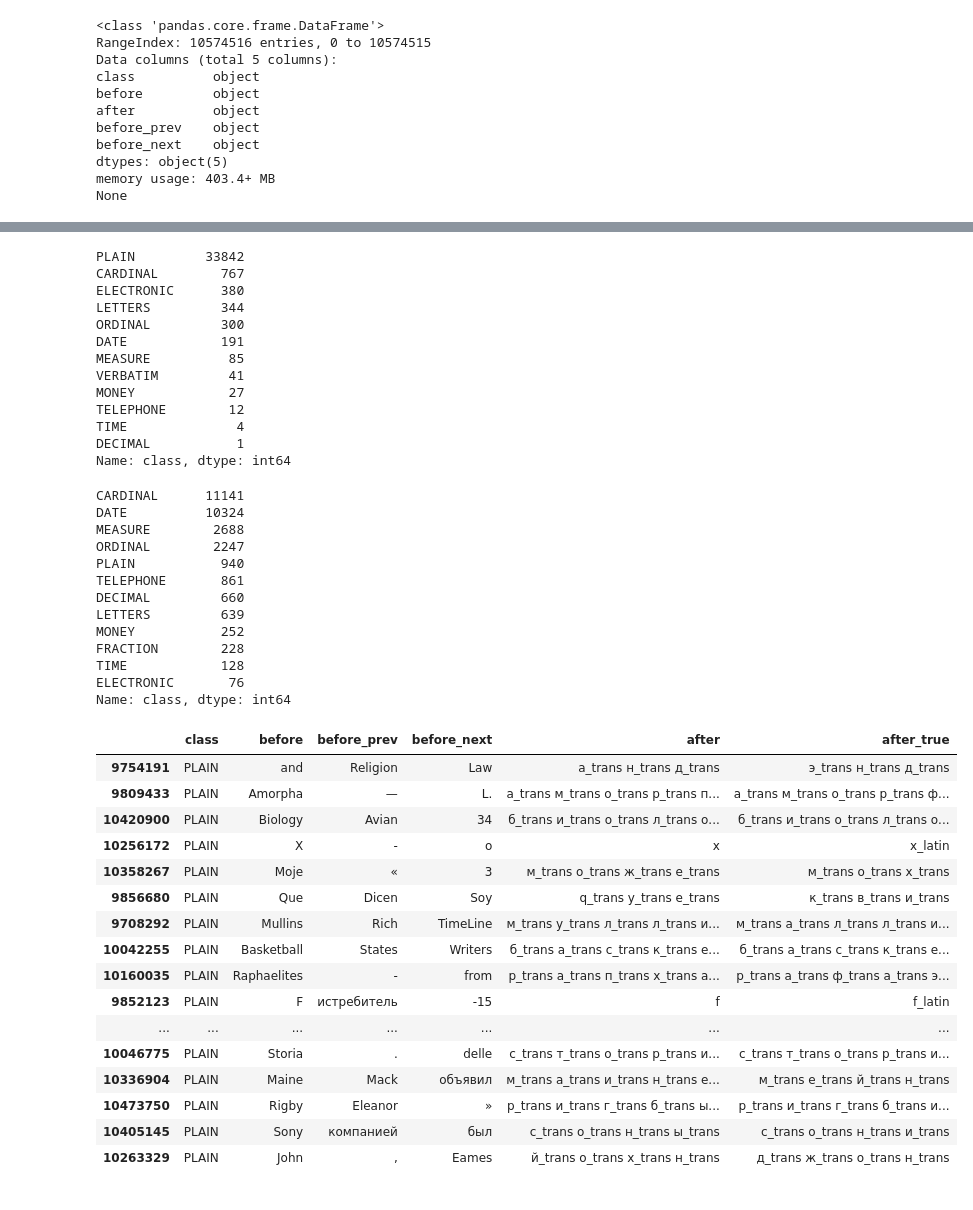
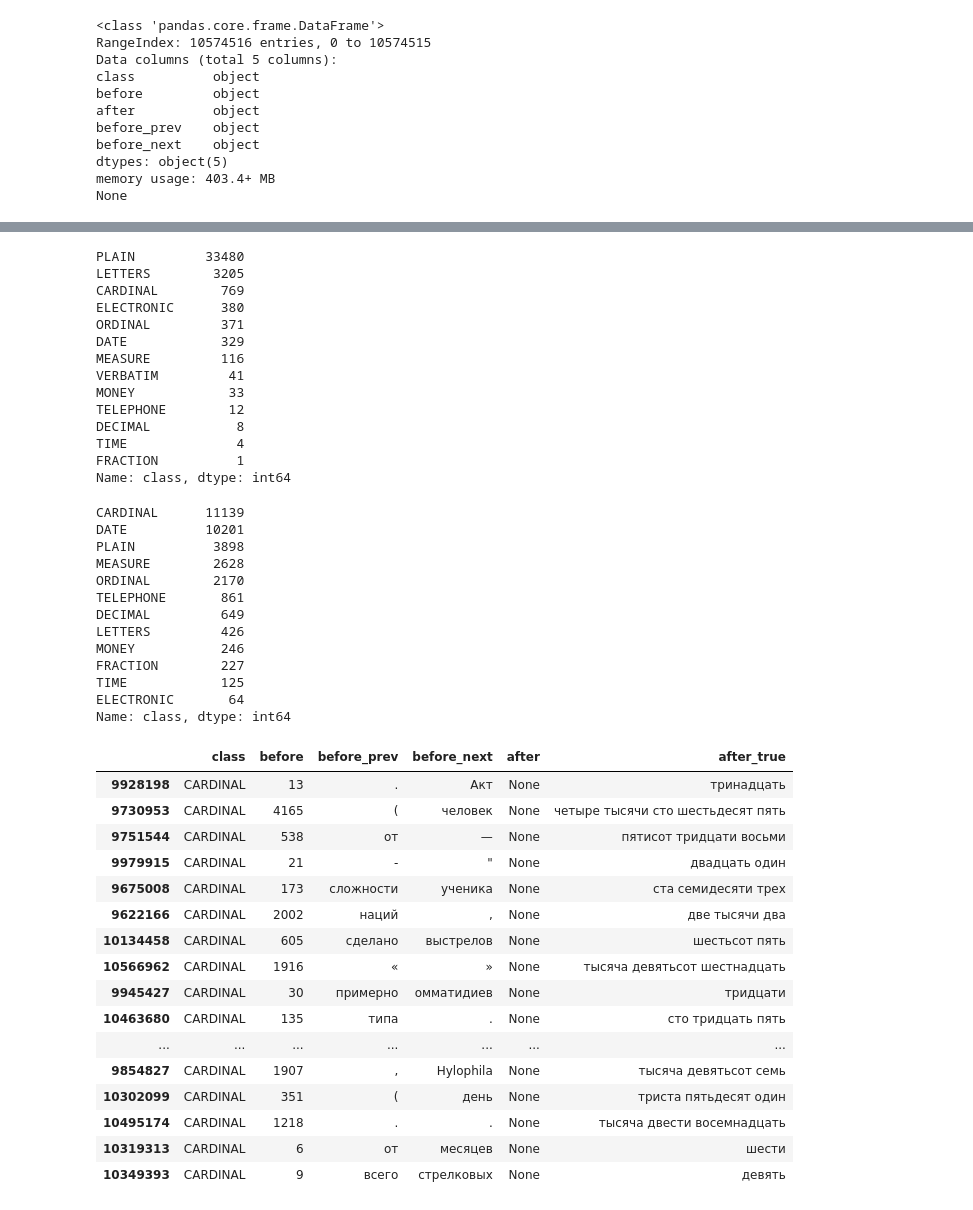
Before and after one commit to rumbok/kaggle_google_text_norm, a Jupyter notebook: pipeline.ipynb, the cells around one changed output, grey strips where cells are left out. Drawn from its saved outputs; the diff is of its cells as text; code cells hidden in the pictures.

```diff
--- a/pipeline.ipynb
+++ b/pipeline.ipynb
@@ -16,7 +16,7 @@ from transformers.self_transformer import SelfTransformer
 from time import gmtime, strftime
 from transformers.simple_transliterator import SimpleTransliterator
 # %%
-df = load_train(['class', 'before', 'after'])
+df = load_train(['class', 'before', 'after'], r'../input/norm_challenge_ru')
 df['before_prev'] = df['before'].shift(1)
 df['before_next'] = df['before'].shift(-1)
 df = df.fillna('')
@@ -48,7 +48,7 @@ transform_chain = ScoredChain([
     ('digit', DigitTransformer()),
     ('punсt', DictClassTransformer(u'PUNCT', 1.0)),
     ('verbatim', DictClassTransformer(u'VERBATIM', 1.0)),
-    ('self', SelfTransformer(threshold=0.5, modelpath='models/self.model.train')),
+    ('self', SelfTransformer(threshold=0.5, modelpath='models/self.model.train_9517064_0.00117_0.3_500_6')),
     ('dict_nbhd', DictNBHDTransformer(0.5)),
     ('letters', LettersTransformer()),
     # ('dict', DictTransformer(0.5)),
@@ -86,55 +86,56 @@ Name: class, dtype: int64
 # %%
 predicted[~(predicted["after"] == y_test) & ~(predicted["after"].isnull())]['class'].value_counts()
 # %% [output]
-PLAIN         33842
-CARDINAL        767
+PLAIN         33480
+LETTERS        3205
+CARDINAL        769
 ELECTRONIC      380
-LETTERS         344
-ORDINAL         300
-DATE            191
-MEASURE          85
+ORDINAL         371
+DATE            329
+MEASURE         116
 VERBATIM         41
-MONEY            27
+MONEY            33
 TELEPHONE        12
+DECIMAL           8
 TIME              4
-DECIMAL           1
+FRACTION          1
 Name: class, dtype: int64
 # %%
 predicted[(predicted["after"].isnull())]['class'].value_counts()
 # %% [output]
-CARDINAL      11141
-DATE          10324
-MEASURE        2688
-ORDINAL        2247
-PLAIN           940
+CARDINAL      11139
+DATE          10201
+PLAIN          3898
+MEASURE        2628
+ORDINAL        2170
 TELEPHONE       861
-DECIMAL         660
-LETTERS         639
-MONEY           252
-FRACTION        228
-TIME            128
-ELECTRONIC       76
+DECIMAL         649
+LETTERS         426
+MONEY           246
+FRACTION        227
+TIME            125
+ELECTRONIC       64
 Name: class, dtype: int64
 # %%
-predicted[~(predicted["after"] == y_test) & ~(predicted["after"].isnull()) & (predicted['class']=='PLAIN')].assign(after_true=y_test).sample(20)
+predicted[~(predicted["after"] == y_test) & (predicted["after"].isnull()) & (predicted['class']=='PLAIN')].assign(after_true=y_test).sample(20)
 # %% [output]
 |  | class | before | before_prev | before_next | after | after_true |
-| 9754191 | PLAIN | and | Religion | Law | а_trans н_trans д_trans | э_trans н_trans д_trans |
-| 9809433 | PLAIN | Amorpha | — | L. | а_trans м_trans о_trans р_trans п... | а_trans м_trans о_trans р_trans ф... |
-| 10420900 | PLAIN | Biology | Avian | 34 | б_trans и_trans о_trans л_trans о... | б_trans и_trans о_trans л_trans о... |
-| 10256172 | PLAIN | X | - | о | x | x_latin |
-| 10358267 | PLAIN | Moje | « | 3 | м_trans о_trans ж_trans е_trans | м_trans о_trans х_trans |
-| 9856680 | PLAIN | Que | Dicen | Soy | q_trans у_trans е_trans | к_trans в_trans и_trans |
-| 9708292 | PLAIN | Mullins | Rich | TimeLine | м_trans у_trans л_trans л_trans и... | м_trans а_trans л_trans л_trans и... |
-| 10042255 | PLAIN | Basketball | States | Writers | б_trans а_trans с_trans к_trans е... | б_trans а_trans с_trans к_trans е... |
-| 10160035 | PLAIN | Raphaelites | - | from | р_trans а_trans п_trans х_trans а... | р_trans а_trans ф_trans а_trans э... |
-| 9852123 | PLAIN | F | истребитель | -15 | f | f_latin |
+| 9928198 | CARDINAL | 13 | . | Акт | None | тринадцать |
+| 9730953 | CARDINAL | 4165 | ( | человек | None | четыре тысячи сто шестьдесят пять |
+| 9751544 | CARDINAL | 538 | от | — | None | пятисот тридцати восьми |
+| 9979915 | CARDINAL | 21 | - | " | None | двадцать один |
+| 9675008 | CARDINAL | 173 | сложности | ученика | None | ста семидесяти трех |
+| 9622166 | CARDINAL | 2002 | наций | , | None | две тысячи два |
+| 10134458 | CARDINAL | 605 | сделано | выстрелов | None | шестьсот пять |
+| 10566962 | CARDINAL | 1916 | « | » | None | тысяча девятьсот шестнадцать |
+| 9945427 | CARDINAL | 30 | примерно | омматидиев | None | тридцати |
+| 10463680 | CARDINAL | 135 | типа | . | None | сто тридцать пять |
 | ... | ... | ... | ... | ... | ... | ... |
-| 10046775 | PLAIN | Storia | . | delle | с_trans т_trans о_trans р_trans и... | с_trans т_trans о_trans р_trans и... |
-| 10336904 | PLAIN | Maine | Mack | объявил | м_trans а_trans и_trans н_trans е... | м_trans е_trans й_trans н_trans |
-| 10473750 | PLAIN | Rigby | Eleanor | » | р_trans и_trans г_trans б_trans ы... | р_trans и_trans г_trans б_trans и... |
-| 10405145 | PLAIN | Sony | компанией | был | с_trans о_trans н_trans ы_trans | с_trans о_trans н_trans и_trans |
-| 10263329 | PLAIN | John | , | Eames | й_trans о_trans х_trans н_trans | д_trans ж_trans о_trans н_trans |
+| 9854827 | CARDINAL | 1907 | , | Hylophila | None | тысяча девятьсот семь |
+| 10302099 | CARDINAL | 351 | ( | день | None | триста пятьдесят один |
+| 10495174 | CARDINAL | 1218 | . | . | None | тысяча двести восемнадцать |
+| 10319313 | CARDINAL | 6 | от | месяцев | None | шести |
+| 10349393 | CARDINAL | 9 | всего | стрелковых | None | девять |
 # %%
 df[~(df['before'].str.match('^-?\d*\s?\d*\s?\/\s?\d+\s?\d*$')) & (df['class'] == 'FRACTION')]
 # %% [output]
```
Also changed, not shown: parts of 2 cells of this notebook, 9 other files.
